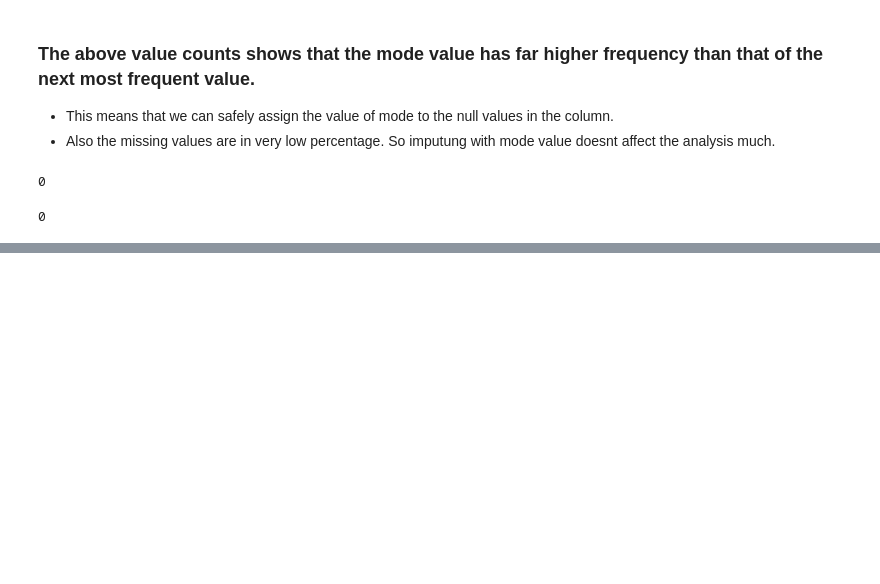
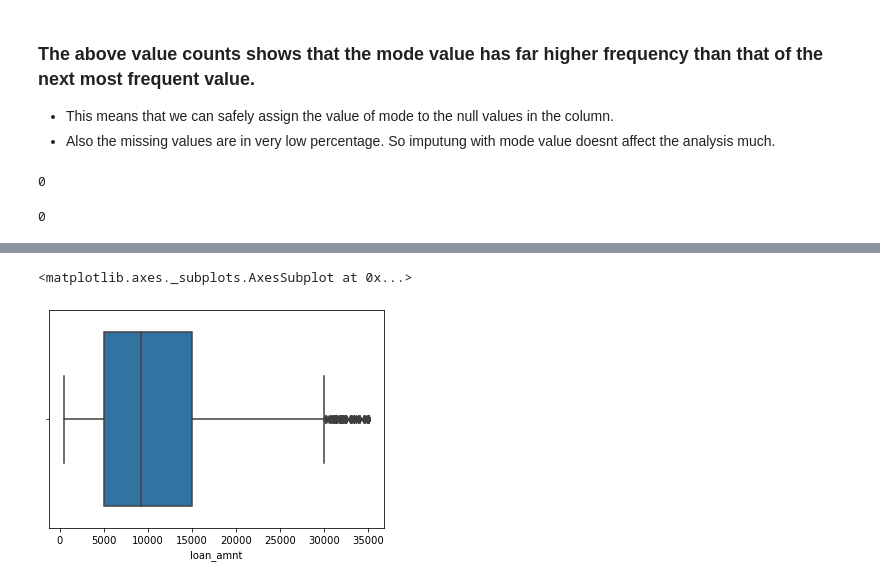
Before and after one commit to anuragsngh517/Lending_Club_Case_Study, a Jupyter notebook: AnuragLendingClubCaseStudy.ipynb, the cells around one changed output, grey strips where cells are left out. Cells and saved outputs as stored; diff of their text form; code cells hidden in the pictures; blank space fills up the shorter version.

```diff
--- a/AnuragLendingClubCaseStudy.ipynb
+++ b/AnuragLendingClubCaseStudy.ipynb
@@ -177,0 +247,5 @@ loan_data.revol_util.isna().sum()
+# %%
+sns.boxplot(loan_data.loan_amnt)
+# %% [output]
+<matplotlib.axes._subplots.AxesSubplot at 0x...>
+[figure, added]
```
Also changed, not shown: parts of 17 cells of this notebook.
